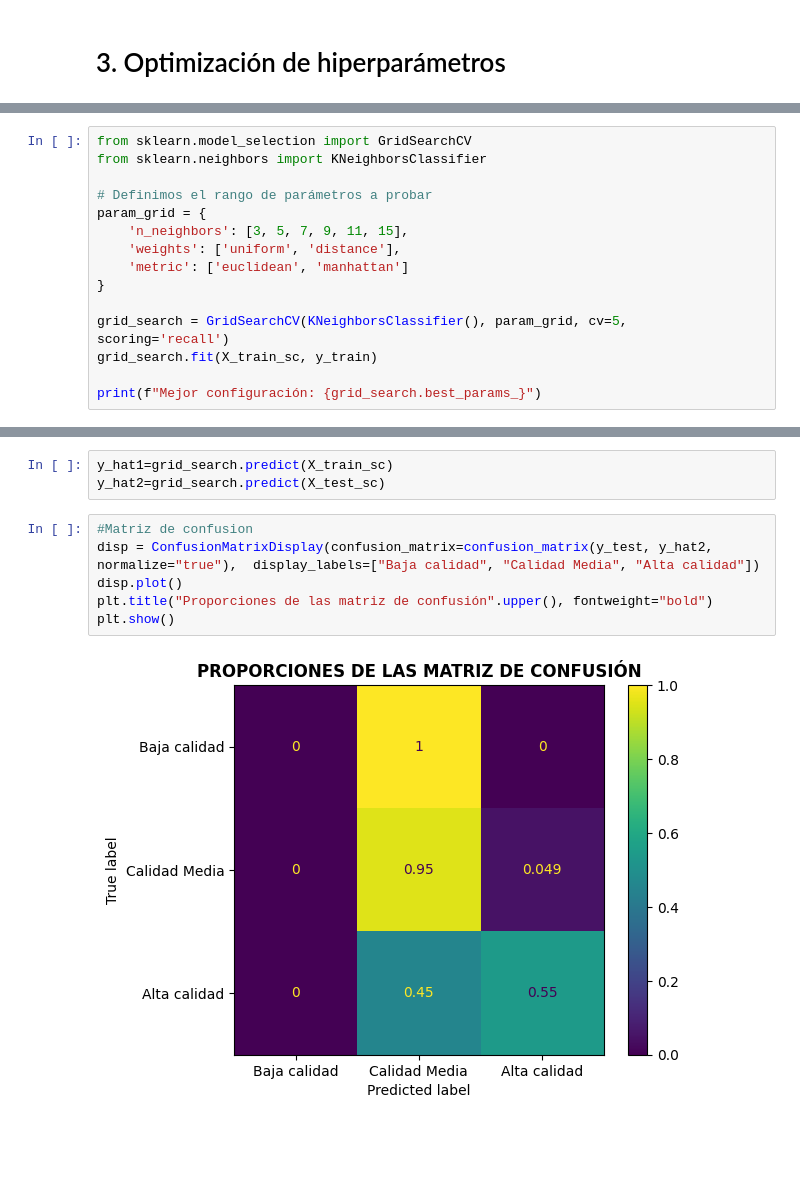
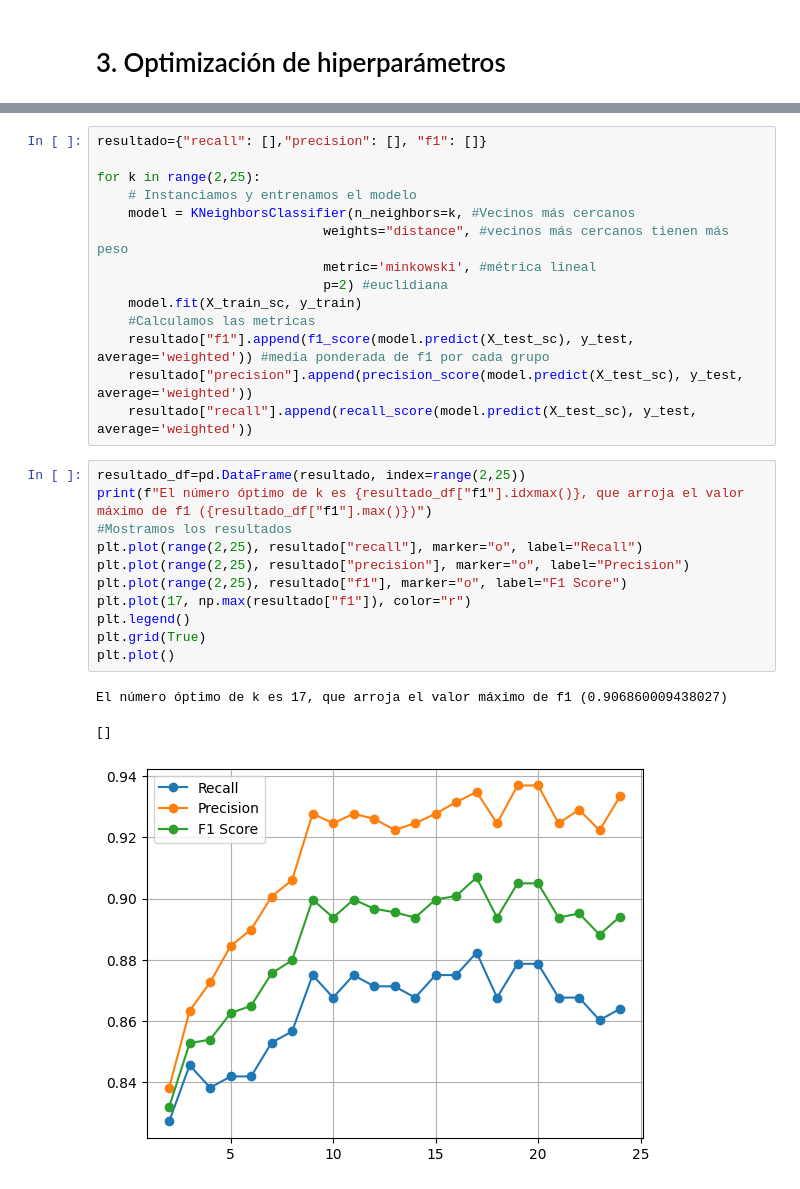
Before and after one commit to jjimvar/intro-ml, a Jupyter notebook: src/08-knn.ipynb, the cells around one changed output, grey strips where cells are left out. Saved outputs shown, nothing was run; the diff lists cells and outputs as text; blank space fills up the shorter version.

Commit message:
Modelos medias y cambios

```diff
--- a/src/08-knn.ipynb
+++ b/src/08-knn.ipynb
@@ -263,15 +257,0 @@ En este caso, testaremos si el uso de diferentes métricas de numero de vecinos
-# %%
-from sklearn.model_selection import GridSearchCV
-from sklearn.neighbors import KNeighborsClassifier
-
-# Definimos el rango de parámetros a probar
-param_grid = {
-    'n_neighbors': [3, 5, 7, 9, 11, 15],
-    'weights': ['uniform', 'distance'],
-    'metric': ['euclidean', 'manhattan']
-}
-
-grid_search = GridSearchCV(KNeighborsClassifier(), param_grid, cv=5, scoring='recall')
-grid_search.fit(X_train_sc, y_train)
-
-print(f"Mejor configuración: {grid_search.best_params_}")
@@ -314,11 +258,29 @@ Traceback (most recent call last):
-# %%
-y_hat1=grid_search.predict(X_train_sc)
-y_hat2=grid_search.predict(X_test_sc)
-# %%
-#Matriz de confusion
-disp = ConfusionMatrixDisplay(confusion_matrix=confusion_matrix(y_test, y_hat2, normalize="true"),  display_labels=["Baja calidad", "Calidad Media", "Alta calidad"])
-disp.plot()
-plt.title("Proporciones de las matriz de confusión".upper(), fontweight="bold")
-plt.show()
-# %% [output]
-[figure, removed]
+# %%
+resultado={"recall": [],"precision": [], "f1": []}
+
+for k in range(2,25):
+    # Instanciamos y entrenamos el modelo
+    model = KNeighborsClassifier(n_neighbors=k, #Vecinos más cercanos
+                             weights="distance", #vecinos más cercanos tienen más peso
+                             metric='minkowski', #métrica lineal
+                             p=2) #euclidiana
+    model.fit(X_train_sc, y_train)
+    #Calculamos las metricas
+    resultado["f1"].append(f1_score(model.predict(X_test_sc), y_test, average='weighted')) #media ponderada de f1 por cada grupo
+    resultado["precision"].append(precision_score(model.predict(X_test_sc), y_test, average='weighted'))
+    resultado["recall"].append(recall_score(model.predict(X_test_sc), y_test, average='weighted'))
+# %%
+resultado_df=pd.DataFrame(resultado, index=range(2,25))
+print(f"El número óptimo de k es {resultado_df["f1"].idxmax()}, que arroja el valor máximo de f1 ({resultado_df["f1"].max()})")
+#Mostramos los resultados
+plt.plot(range(2,25), resultado["recall"], marker="o", label="Recall")
+plt.plot(range(2,25), resultado["precision"], marker="o", label="Precision")
+plt.plot(range(2,25), resultado["f1"], marker="o", label="F1 Score")
+plt.plot(17, np.max(resultado["f1"]), color="r")
+plt.legend()
+plt.grid(True)
+plt.plot()
+# %% [output]
+El número óptimo de k es 17, que arroja el valor máximo de f1 (0.906860009438027)
+[]
+[figure, added]
```
Also changed, not shown: parts of 13 cells of this notebook, 10 other files.
